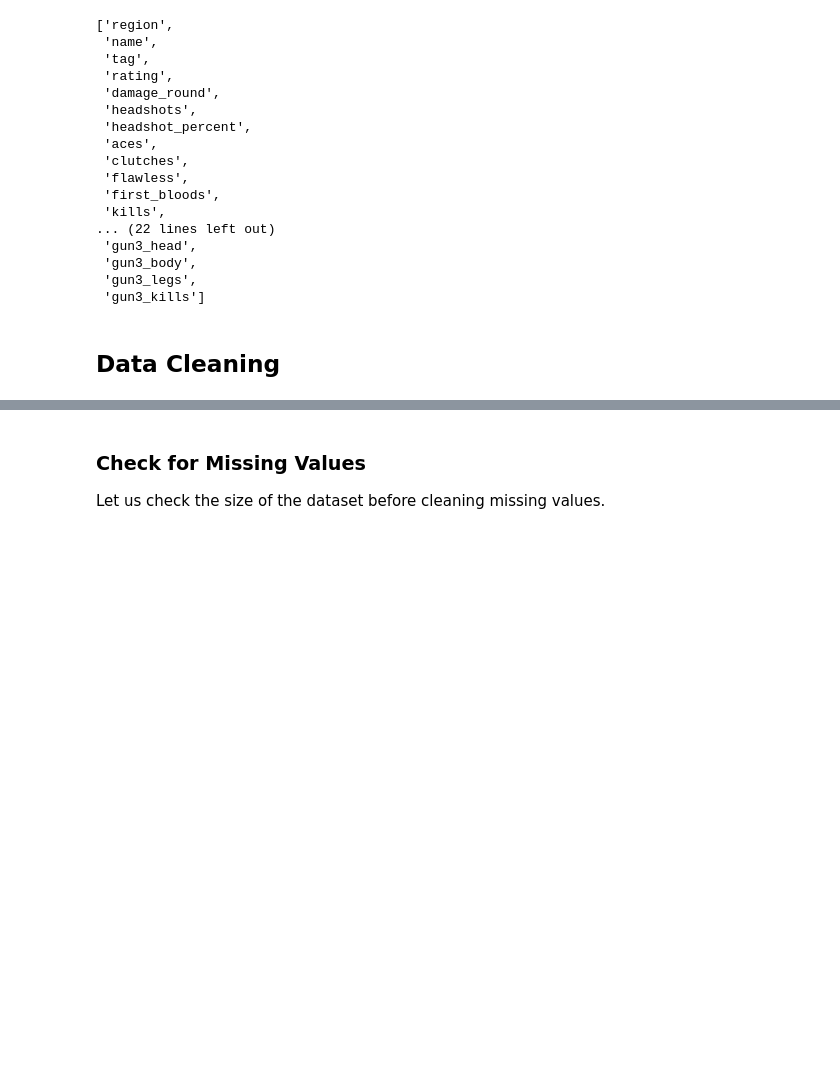
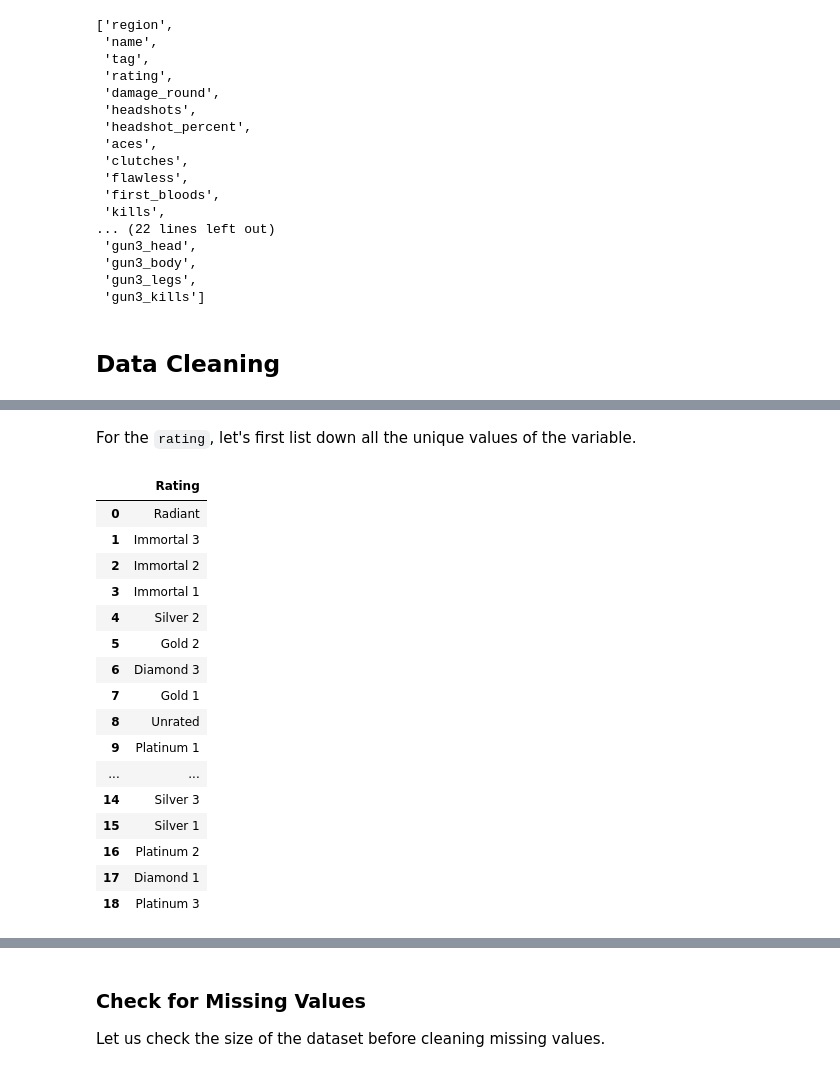
Before and after one commit to grahamogatia/valorant-statistical-modelling, a Jupyter notebook: [CSMODEL] Project - Case Study.ipynb, the cells around one changed output, grey strips where cells are left out. Cells and saved outputs as stored; diff of their text form; code cells hidden in the pictures; blank space fills up the shorter version.

```diff
--- a/[CSMODEL] Project - Case Study.ipynb
+++ b/[CSMODEL] Project - Case Study.ipynb
@@ -126,0 +135,23 @@ val_df
+# %% [markdown]
+For the `rating`, let's first list down all the unique values of the variable.
+# %%
+ratings_df = pd.DataFrame(val_df['rating'].unique(), columns=['Rating'])
+ratings_df
+# %% [output]
+|  | Rating |
+| 0 | Radiant |
+| 1 | Immortal 3 |
+| 2 | Immortal 2 |
+| 3 | Immortal 1 |
+| 4 | Silver 2 |
+| 5 | Gold 2 |
+| 6 | Diamond 3 |
+| 7 | Gold 1 |
+| 8 | Unrated |
+| 9 | Platinum 1 |
+| ... | ... |
+| 14 | Silver 3 |
+| 15 | Silver 1 |
+| 16 | Platinum 2 |
+| 17 | Diamond 1 |
+| 18 | Platinum 3 |
```
Also changed, not shown: parts of 40 cells of this notebook.
